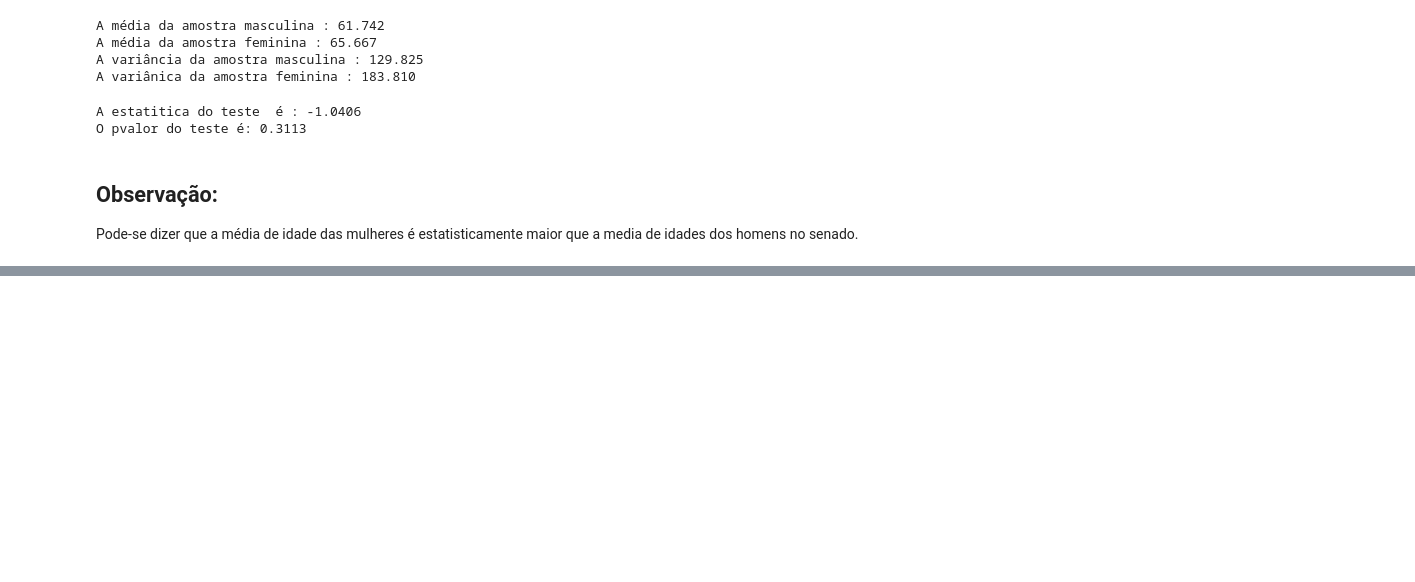
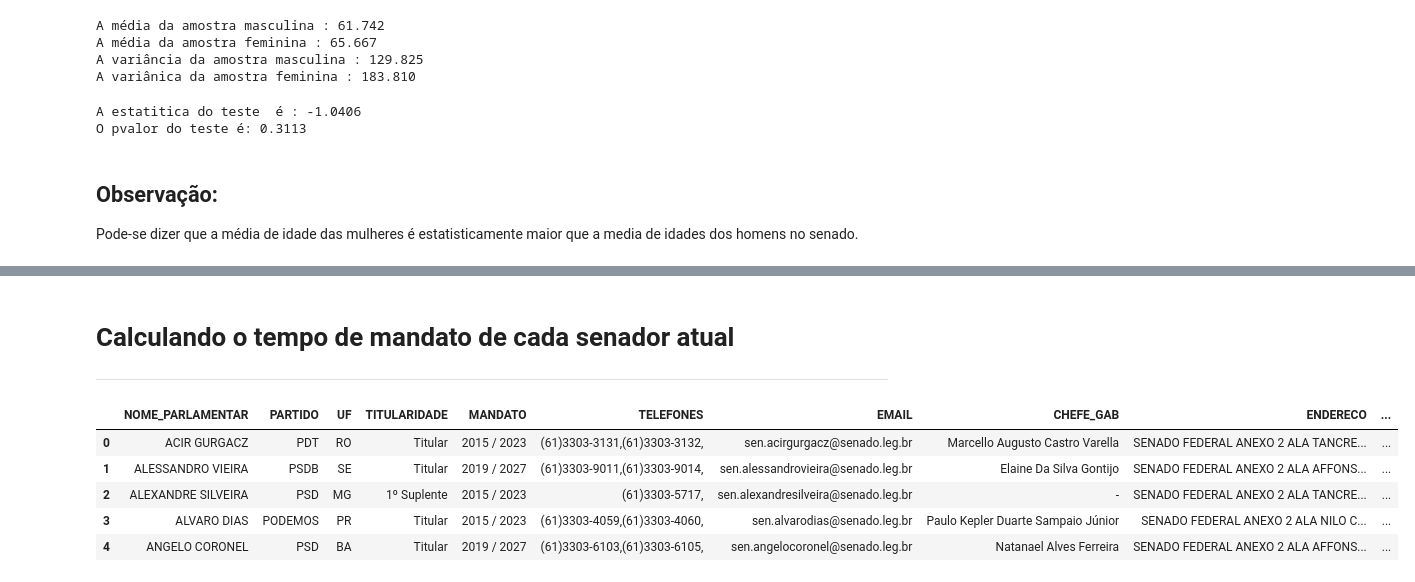
Before and after one commit to Siri2191/Projeto-Senadores, a Jupyter notebook: Sobre_os_Senadores_em_mandato.ipynb, the cells around one changed output, grey strips where cells are left out. Saved outputs shown, nothing was run; the diff lists cells and outputs as text; code cells hidden in the pictures; blank space fills up the shorter version.

```diff
--- a/Sobre_os_Senadores_em_mandato.ipynb
+++ b/Sobre_os_Senadores_em_mandato.ipynb
@@ -232,0 +234,16 @@ Pode-se dizer que a média de idade das mulheres é estatisticamente maior que a
+# %% [markdown]
+# Calculando o tempo de mandato de cada senador atual
+
+---
+# %%
+separador = df['MANDATO'].str.split('/', n=1, expand=True)
+df['MANDATO_INICIO'] = list(map(int,separador[0]))
+df['MANDATO_FINAL'] = list(map(int,separador[1]))
+df.head()
+# %% [output]
+|  | NOME_PARLAMENTAR | PARTIDO | UF | TITULARIDADE | MANDATO | TELEFONES | EMAIL | CHEFE_GAB | ENDERECO | ... |
+| 0 | ACIR GURGACZ | PDT | RO | Titular | 2015 / 2023 | (61)3303-3131,(61)3303-3132, | sen.acirgurgacz@senado.leg.br | Marcello Augusto Castro Varella | SENADO FEDERAL ANEXO 2 ALA TANCRE... | ... |
+| 1 | ALESSANDRO VIEIRA | PSDB | SE | Titular | 2019 / 2027 | (61)3303-9011,(61)3303-9014, | sen.alessandrovieira@senado.leg.br | Elaine Da Silva Gontijo | SENADO FEDERAL ANEXO 2 ALA AFFONS... | ... |
+| 2 | ALEXANDRE SILVEIRA | PSD | MG | 1º Suplente | 2015 / 2023 | (61)3303-5717, | sen.alexandresilveira@senado.leg.br | - | SENADO FEDERAL ANEXO 2 ALA TANCRE... | ... |
+| 3 | ALVARO DIAS | PODEMOS | PR | Titular | 2015 / 2023 | (61)3303-4059,(61)3303-4060, | sen.alvarodias@senado.leg.br | Paulo Kepler Duarte Sampaio Júnior | SENADO FEDERAL ANEXO 2 ALA NILO C... | ... |
+| 4 | ANGELO CORONEL | PSD | BA | Titular | 2019 / 2027 | (61)3303-6103,(61)3303-6105, | sen.angelocoronel@senado.leg.br | Natanael Alves Ferreira | SENADO FEDERAL ANEXO 2 ALA AFFONS... | ... |
```
Also changed, not shown: parts of 25 cells of this notebook.
